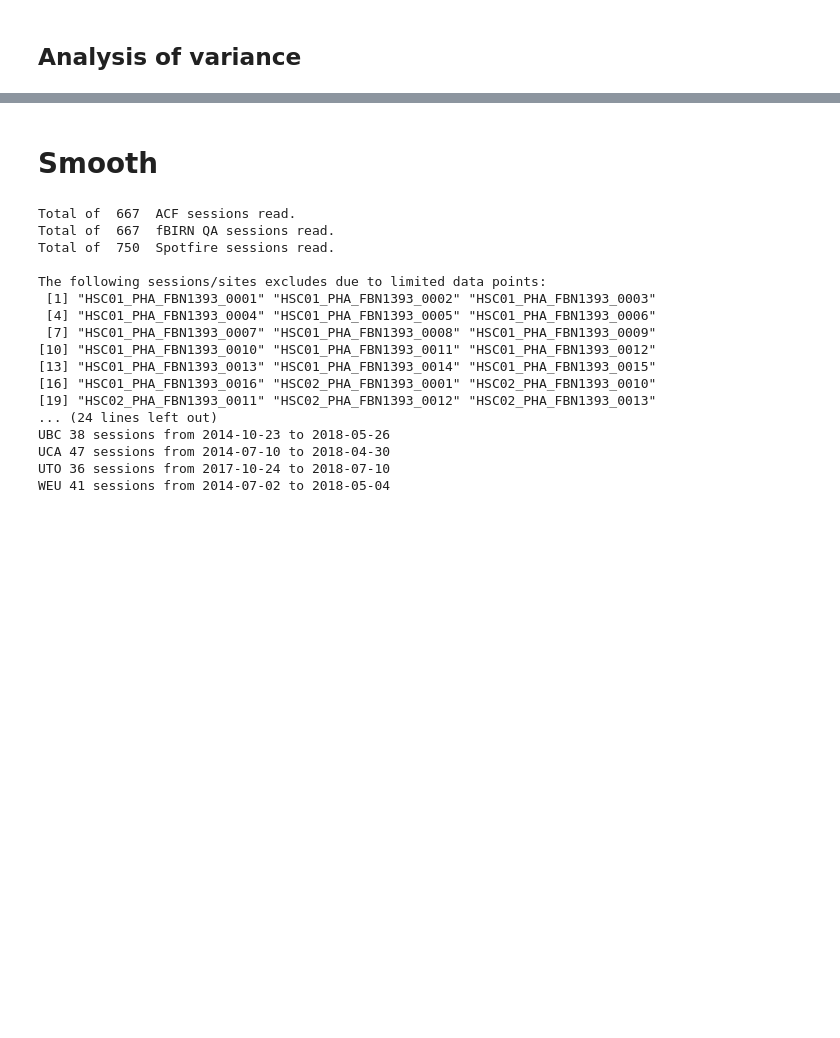
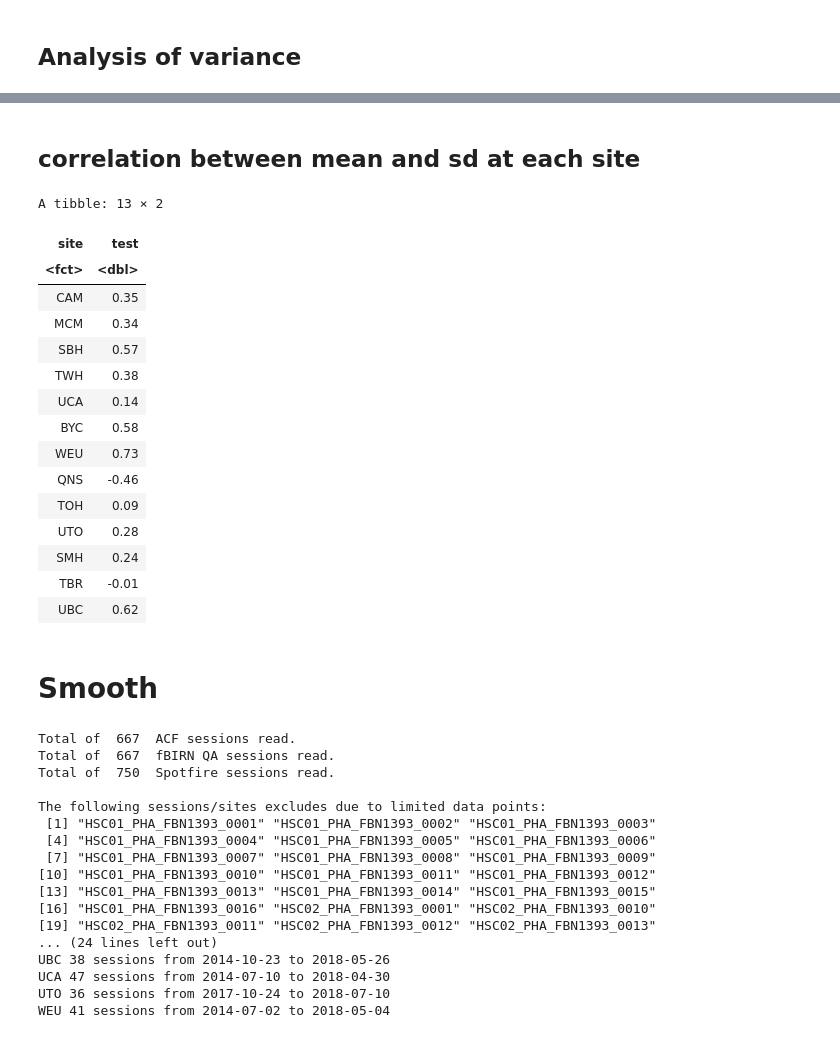
Before and after one commit to araskay/phantomQA, a Jupyter notebook: PhantomQA_analysis.ipynb, the cells around one changed output, grey strips where cells are left out. Drawn from its saved outputs; the diff is of its cells as text; code cells hidden in the pictures; blank space fills up the shorter version.

```diff
--- a/PhantomQA_analysis.ipynb
+++ b/PhantomQA_analysis.ipynb
@@ -310,3 +756,31 @@ Signif. codes:  0 ‘***’ 0.001 ‘**’ 0.01 ‘*’ 0.05 ‘.’ 0.1 ‘ ’
+# %% [markdown]
+## correlation between mean and sd at each site
+# %%
+corr <- data_unproc %>%
+group_by(site) %>%
+summarise(
+    test = cor(mean, std)
+)
+is.num <- sapply(corr, is.numeric)
+corr[is.num] <- lapply(corr[is.num], round, 2)
+corr
+# %% [output]
+A tibble: 13 × 2
+| site | test |
+| <fct> | <dbl> |
+| CAM | 0.35 |
+| MCM | 0.34 |
+| SBH | 0.57 |
+| TWH | 0.38 |
+| UCA | 0.14 |
+| BYC | 0.58 |
+| WEU | 0.73 |
+| QNS | -0.46 |
+| TOH | 0.09 |
+| UTO | 0.28 |
+| SMH | 0.24 |
+| TBR | -0.01 |
+| UBC | 0.62 |
 # %% [markdown]
 # Smooth
 # %%
```
Also changed, not shown: parts of 48 cells of this notebook, 2 other files.
